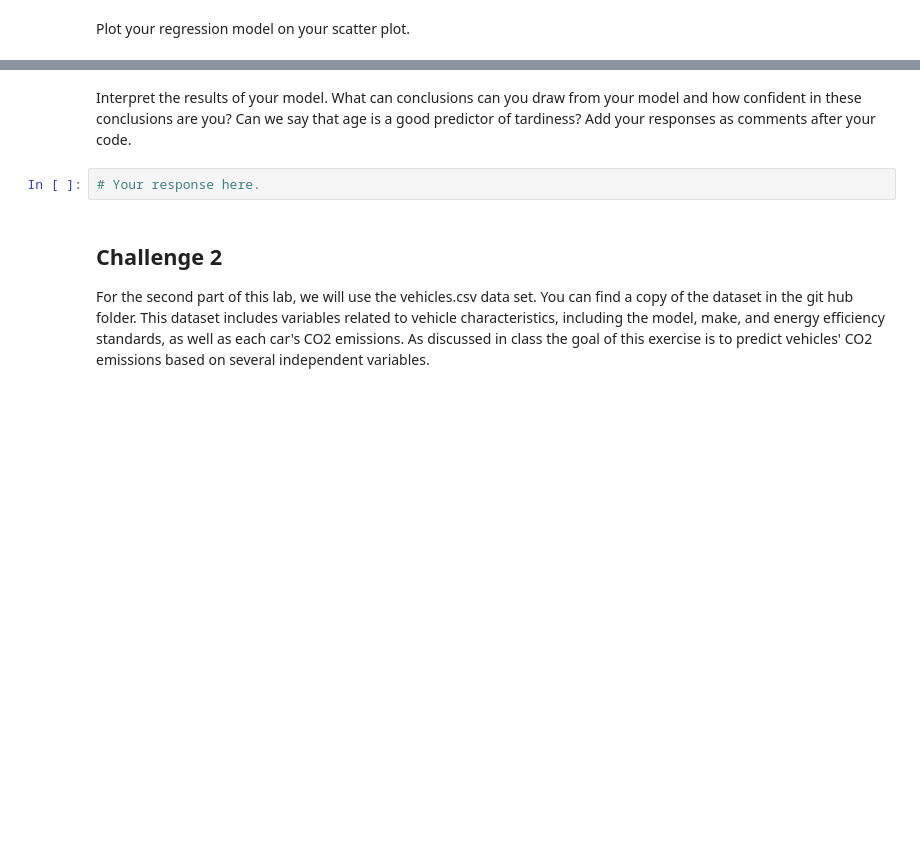
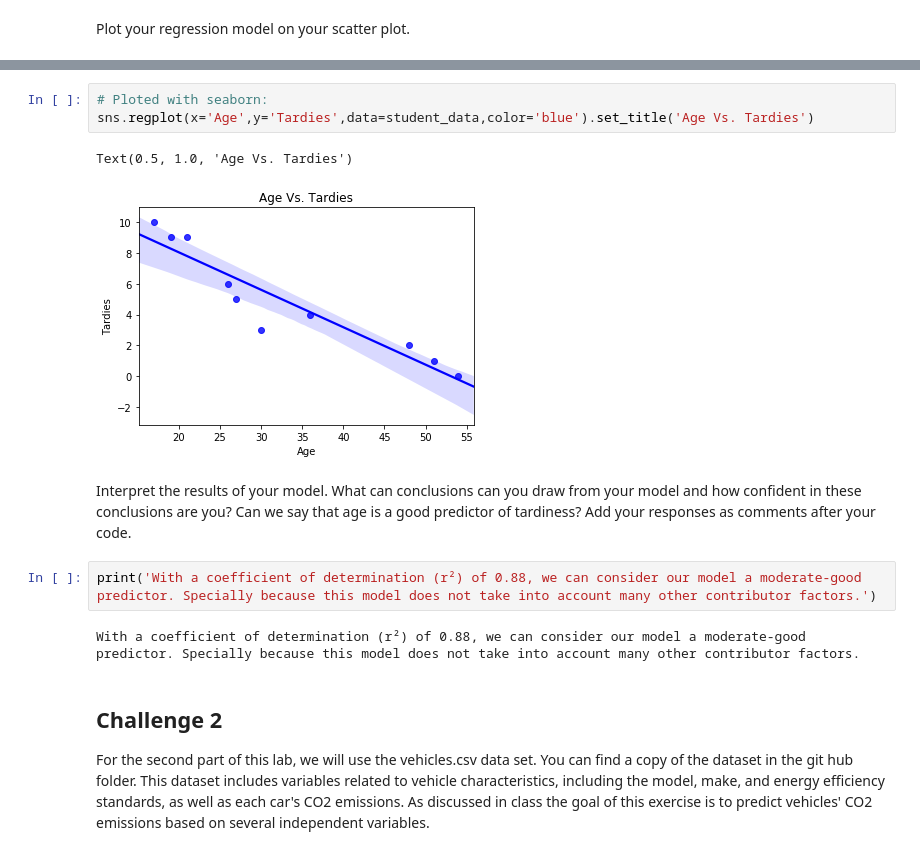
Before and after one commit to herreradelduque/dataptmad1019, a Jupyter notebook: module-2/lab-regression-analysis/your-code.ipynb, the cells around one changed output, grey strips where cells are left out. Cells and saved outputs as stored; diff of their text form; blank space fills up the shorter version.

```diff
--- a/module-2/lab-regression-analysis/your-code.ipynb
+++ b/module-2/lab-regression-analysis/your-code.ipynb
@@ -53,7 +168,15 @@ Plot your regression model on your scatter plot.
+# %%
+# Ploted with seaborn:
+sns.regplot(x='Age',y='Tardies',data=student_data,color='blue').set_title('Age Vs. Tardies')
+# %% [output]
+Text(0.5, 1.0, 'Age Vs. Tardies')
+[figure, added]
 # %% [markdown]
 Interpret the results of your model. What can conclusions can you draw from your model and how confident in these conclusions are you? Can we say that age is a good predictor of tardiness? Add your responses as comments after your code.
-# %%
-# Your response here.
+# %%
+print('With a coefficient of determination (r²) of 0.88, we can consider our model a moderate-good predictor. Specially because this model does not take into account many other contributor factors.')
+# %% [output]
+With a coefficient of determination (r²) of 0.88, we can consider our model a moderate-good predictor. Specially because this model does not take into account many other contributor factors.
 # %% [markdown]
 ## Challenge 2
 For the second part of this lab, we will use the vehicles.csv data set. You can find a copy of the dataset in the git hub folder. This dataset includes variables related to vehicle characteristics, including the model, make, and energy efficiency standards, as well as each car's CO2 emissions. As discussed in class the goal of this exercise is to predict vehicles' CO2 emissions based on several independent variables.
```
Also changed, not shown: parts of 42 cells of this notebook.
